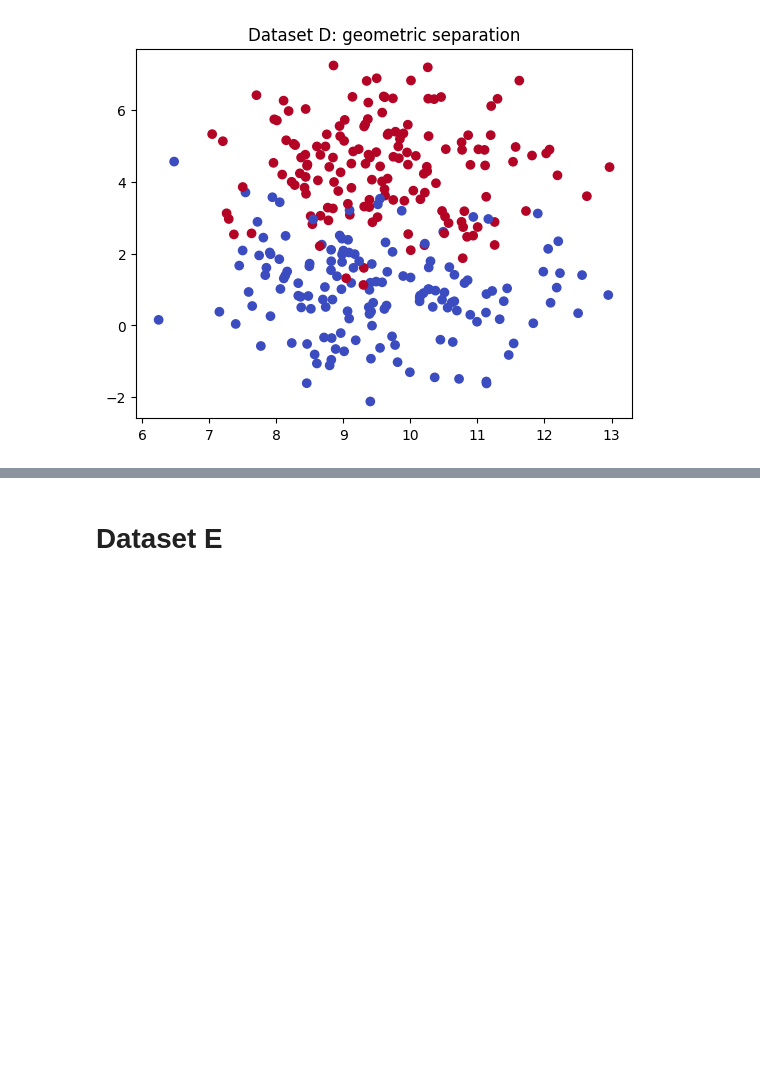
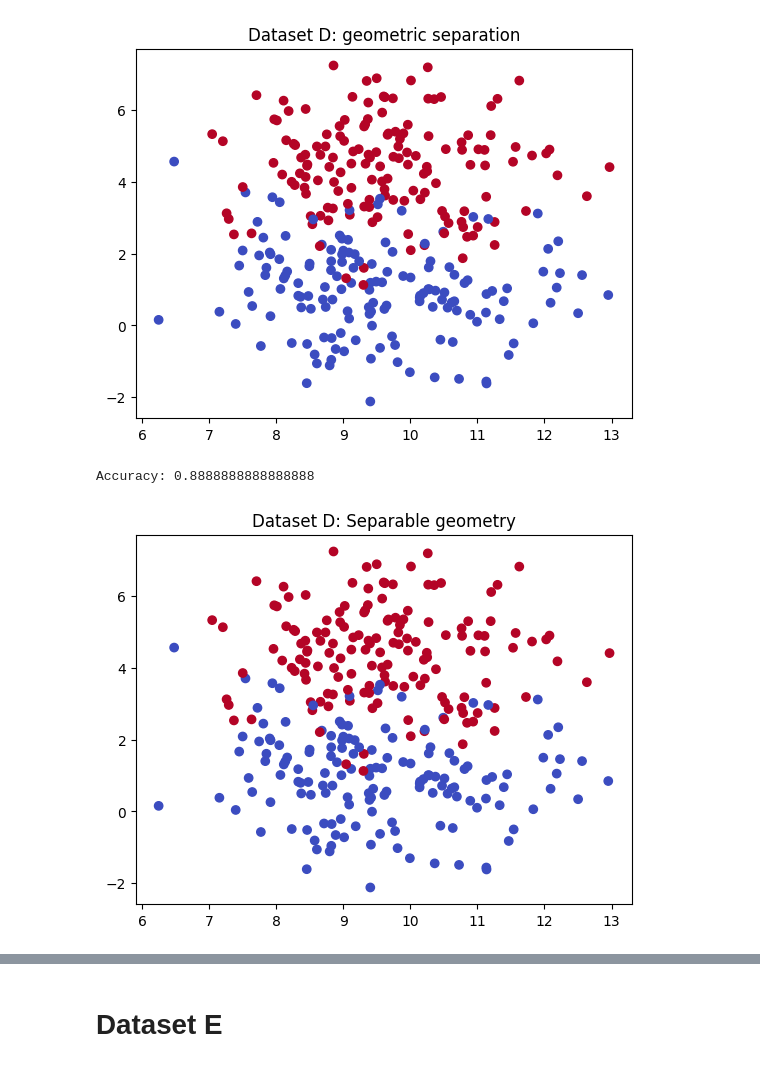
Before and after one commit to lbrodsky/machine_learning_geosciences, a Jupyter notebook: 03_ML_models/03_4_LAB_ML_assumption_algorithms.ipynb, the cells around one changed output, grey strips where cells are left out. Drawn from its saved outputs; the diff is of its cells as text; code cells hidden in the pictures; blank space fills up the shorter version.

```diff
--- a/03_ML_models/03_4_LAB_ML_assumption_algorithms.ipynb
+++ b/03_ML_models/03_4_LAB_ML_assumption_algorithms.ipynb
@@ -371,3 +380,17 @@ pass
 pass
 # Model evaluation
 pass
+# %%
+Xtr,Xte,Ytr,Yte = train_test_split(X,y,test_size=0.3)
+
+svm = SVC(kernel='rbf').fit(Xtr,Ytr)
+pred = svm.predict(Xte)
+
+print("Accuracy:", accuracy_score(Yte,pred))
+
+plt.scatter(X[:,0],X[:,1],c=y,cmap='coolwarm')
+plt.title("Dataset D: Separable geometry")
+plt.show()
+# %% [output]
+Accuracy: 0.8888888888888888
+[figure, added]
```
Also changed, not shown: parts of 5 cells of this notebook.
